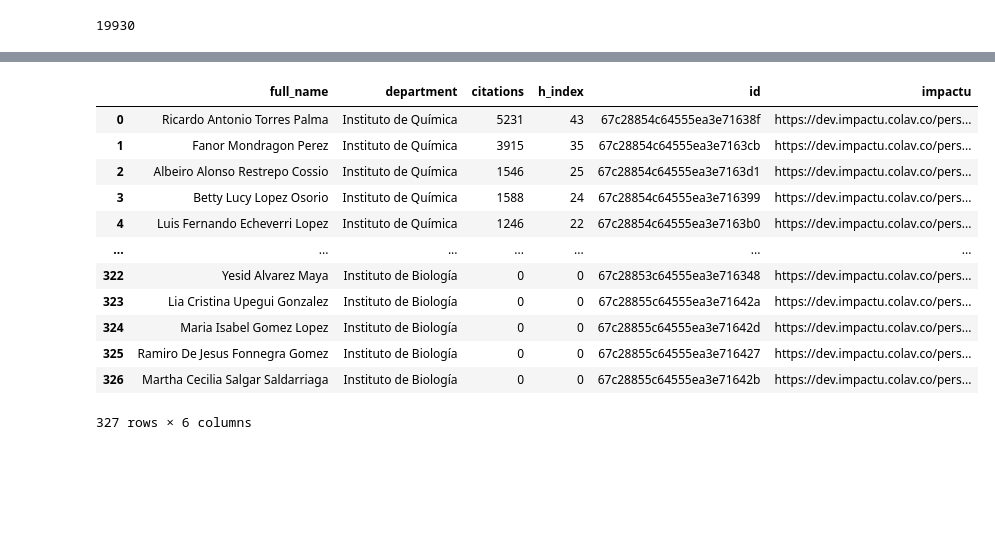
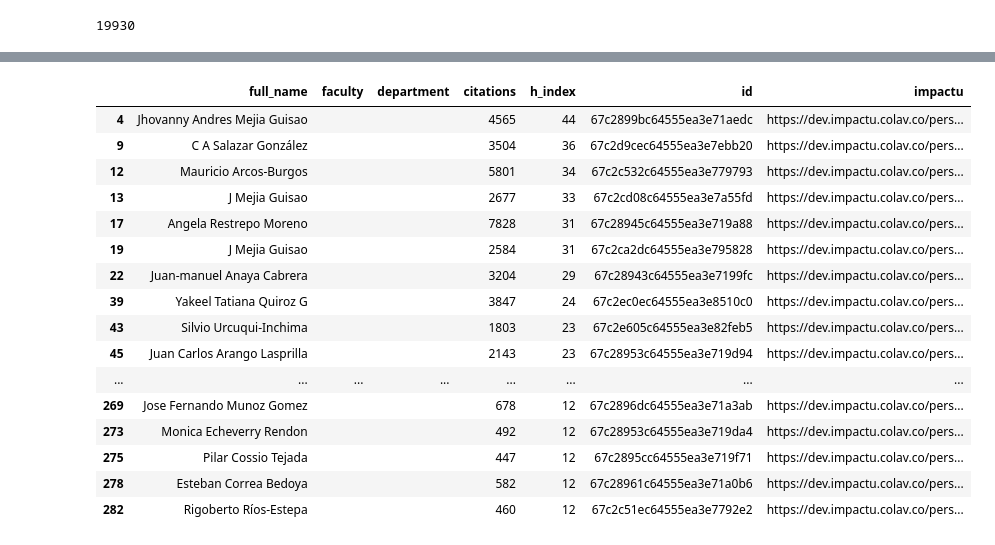
Before and after one commit to restrepo/udea.ipynb, a Jupyter notebook: udea.ipynb, the cells around one changed output, grey strips where cells are left out. Drawn from its saved outputs; the diff is of its cells as text; code cells hidden in the pictures; blank space fills up the shorter version.

```diff
--- a/udea.ipynb
+++ b/udea.ipynb
@@ -895,28 +895,34 @@ Facultad de Economía                                     1
 Facultad de Ciencias de la Educación                     1
 Name: count, dtype: int64
 # %%
-h_index_df.sort_values(['h_index'],ascending=False).reset_index(drop=True).to_excel('udea_h_index.xlsx', index=False)
+h_index_df = h_index_df.sort_values(['h_index'],ascending=False).reset_index(drop=True)
+h_index_df.to_excel('udea_h_index.xlsx', index=False)
 # %%
-h_index_df['department'] = h_index_df.department.str.replace('Departamento','Instituto')
+#h_index_df['department'] = h_index_df.department.str.replace('Departamento','Instituto')
 # %%
-h_index_df = h_index_df[h_index_df.department.apply(lambda d: d in ['Instituto de Biología', 'Instituto de Química',
+#h_index_df =
+h_index_df[h_index_df.department.apply(lambda d: d in ['Instituto de Biología', 'Instituto de Química',
        'Instituto de Física',  'Instituto de Matemáticas'])
       ].sort_values(['department','h_index'],ascending=False).reset_index(drop=True)
 # %%
-h_index_df
+h_index_df[h_index_df.faculty==''][:50]
 # %% [output]
-|  | full_name | department | citations | h_index | id | impactu |
-| 0 | Ricardo Antonio Torres Palma | Instituto de Química | 5231 | 43 | 67c28854c64555ea3e71638f | https://dev.impactu.colav.co/pers... |
-| 1 | Fanor Mondragon Perez | Instituto de Química | 3915 | 35 | 67c28854c64555ea3e7163cb | https://dev.impactu.colav.co/pers... |
-| 2 | Albeiro Alonso Restrepo Cossio | Instituto de Química | 1546 | 25 | 67c28854c64555ea3e7163d1 | https://dev.impactu.colav.co/pers... |
-| 3 | Betty Lucy Lopez Osorio | Instituto de Química | 1588 | 24 | 67c28854c64555ea3e716399 | https://dev.impactu.colav.co/pers... |
-| 4 | Luis Fernando Echeverri Lopez | Instituto de Química | 1246 | 22 | 67c28854c64555ea3e7163b0 | https://dev.impactu.colav.co/pers... |
-| ... | ... | ... | ... | ... | ... | ... |
-| 322 | Yesid Alvarez Maya | Instituto de Biología | 0 | 0 | 67c28853c64555ea3e716348 | https://dev.impactu.colav.co/pers... |
-| 323 | Lia Cristina Upegui Gonzalez | Instituto de Biología | 0 | 0 | 67c28855c64555ea3e71642a | https://dev.impactu.colav.co/pers... |
-| 324 | Maria Isabel Gomez Lopez | Instituto de Biología | 0 | 0 | 67c28855c64555ea3e71642d | https://dev.impactu.colav.co/pers... |
-| 325 | Ramiro De Jesus Fonnegra Gomez | Instituto de Biología | 0 | 0 | 67c28855c64555ea3e716427 | https://dev.impactu.colav.co/pers... |
-| 326 | Martha Cecilia Salgar Saldarriaga | Instituto de Biología | 0 | 0 | 67c28855c64555ea3e71642b | https://dev.impactu.colav.co/pers... |
+|  | full_name | faculty | department | citations | h_index | id | impactu |
+| 4 | Jhovanny Andres Mejia Guisao |  |  | 4565 | 44 | 67c2899bc64555ea3e71aedc | https://dev.impactu.colav.co/pers... |
+| 9 | C A Salazar González |  |  | 3504 | 36 | 67c2d9cec64555ea3e7ebb20 | https://dev.impactu.colav.co/pers... |
+| 12 | Mauricio Arcos‐Burgos |  |  | 5801 | 34 | 67c2c532c64555ea3e779793 | https://dev.impactu.colav.co/pers... |
+| 13 | J Mejia Guisao |  |  | 2677 | 33 | 67c2cd08c64555ea3e7a55fd | https://dev.impactu.colav.co/pers... |
+| 17 | Angela Restrepo Moreno |  |  | 7828 | 31 | 67c28945c64555ea3e719a88 | https://dev.impactu.colav.co/pers... |
+| 19 | J Mejia Guisao |  |  | 2584 | 31 | 67c2ca2dc64555ea3e795828 | https://dev.impactu.colav.co/pers... |
+| 22 | Juan-manuel Anaya Cabrera |  |  | 3204 | 29 | 67c28943c64555ea3e7199fc | https://dev.impactu.colav.co/pers... |
+| 39 | Yakeel Tatiana Quiroz G |  |  | 3847 | 24 | 67c2ec0ec64555ea3e8510c0 | https://dev.impactu.colav.co/pers... |
+| 43 | Silvio Urcuqui‐Inchima |  |  | 1803 | 23 | 67c2e605c64555ea3e82feb5 | https://dev.impactu.colav.co/pers... |
+| 45 | Juan Carlos Arango Lasprilla |  |  | 2143 | 23 | 67c28953c64555ea3e719d94 | https://dev.impactu.colav.co/pers... |
+| ... | ... | ... | ... | ... | ... | ... | ... |
+| 269 | Jose Fernando Munoz Gomez |  |  | 678 | 12 | 67c2896dc64555ea3e71a3ab | https://dev.impactu.colav.co/pers... |
+| 273 | Monica Echeverry Rendon |  |  | 492 | 12 | 67c28953c64555ea3e719da4 | https://dev.impactu.colav.co/pers... |
+| 275 | Pilar Cossio Tejada |  |  | 447 | 12 | 67c2895cc64555ea3e719f71 | https://dev.impactu.colav.co/pers... |
+| 278 | Esteban Correa Bedoya |  |  | 582 | 12 | 67c28961c64555ea3e71a0b6 | https://dev.impactu.colav.co/pers... |
+| 282 | Rigoberto Ríos‐Estepa |  |  | 460 | 12 | 67c2c51ec64555ea3e7792e2 | https://dev.impactu.colav.co/pers... |
-327 rows × 6 columns
 # %%
 h_index_df.to_excel('fcen_h_index.xlsx', index=False)
```
Also changed, not shown: 1 other file.
